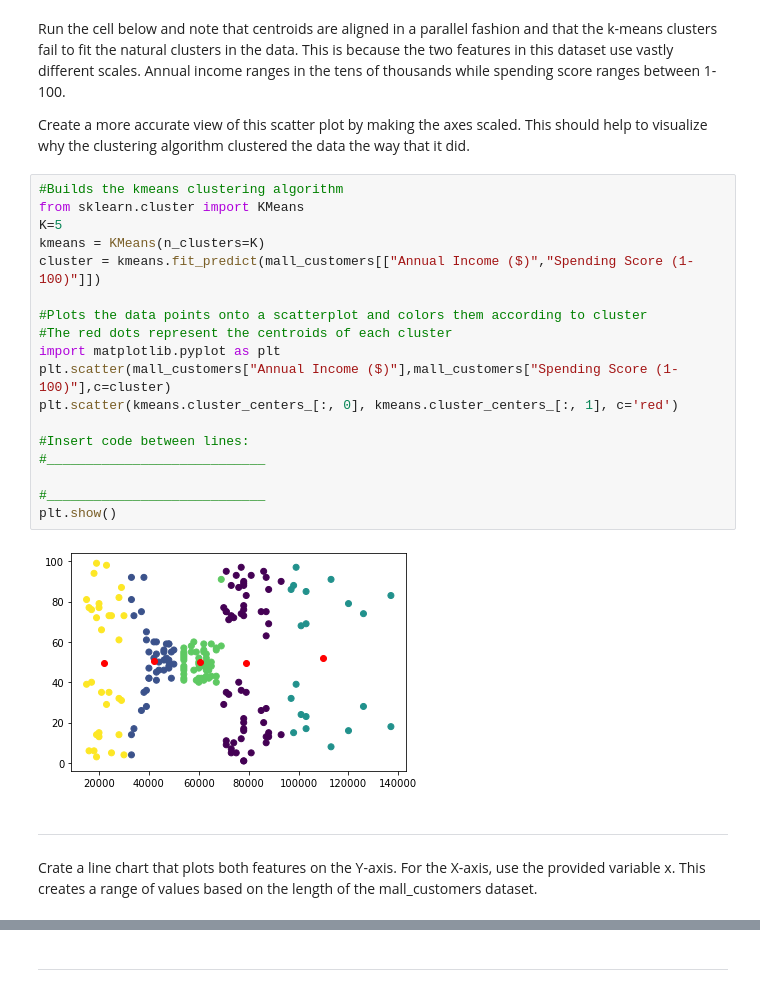
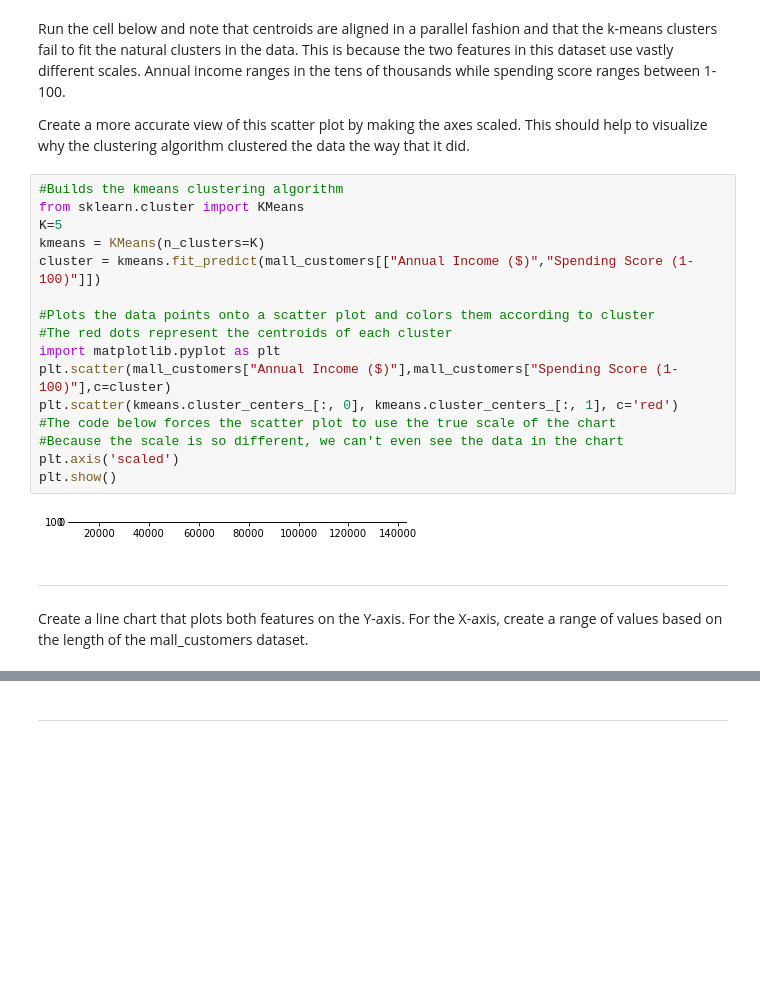
Before and after one commit to MatthewTracy/Machine-Learning-With-Python, a Jupyter notebook: Feature Engineering/Min Max K Means Feature Engin.ipynb, the cells around one changed output, grey strips where cells are left out. Saved outputs shown, nothing was run; the diff lists cells and outputs as text; blank space fills up the shorter version.

```diff
--- a/Feature Engineering/Min Max K Means Feature Engin.ipynb
+++ b/Feature Engineering/Min Max K Means Feature Engin.ipynb
@@ -42,24 +42,22 @@ Create a more accurate view of this scatter plot by making the axes scaled. This
 # %%
 #Builds the kmeans clustering algorithm
 from sklearn.cluster import KMeans
 K=5
 kmeans = KMeans(n_clusters=K)
 cluster = kmeans.fit_predict(mall_customers[["Annual Income ($)","Spending Score (1-100)"]])
 
-#Plots the data points onto a scatterplot and colors them according to cluster
+#Plots the data points onto a scatter plot and colors them according to cluster
 #The red dots represent the centroids of each cluster
 import matplotlib.pyplot as plt
 plt.scatter(mall_customers["Annual Income ($)"],mall_customers["Spending Score (1-100)"],c=cluster)
 plt.scatter(kmeans.cluster_centers_[:, 0], kmeans.cluster_centers_[:, 1], c='red')
-
-#Insert code between lines:
-#____________________________
-
-#____________________________
+#The code below forces the scatter plot to use the true scale of the chart
+#Because the scale is so different, we can't even see the data in the chart
+plt.axis('scaled')
 plt.show()
 # %% [output]
-[figure, old version]
+[figure, new version]
 # %% [markdown]
 <hr style="height:2px;border-width:0;color:black;background-color:black">
 # %% [markdown]
-Crate a line chart that plots both features on the Y-axis. For the X-axis, use the provided variable x. This creates a range of values based on the length of the mall_customers dataset.
+Create a line chart that plots both features on the Y-axis. For the X-axis, create a range of values based on the length of the mall_customers dataset.
```
Also changed, not shown: parts of 8 cells of this notebook.
